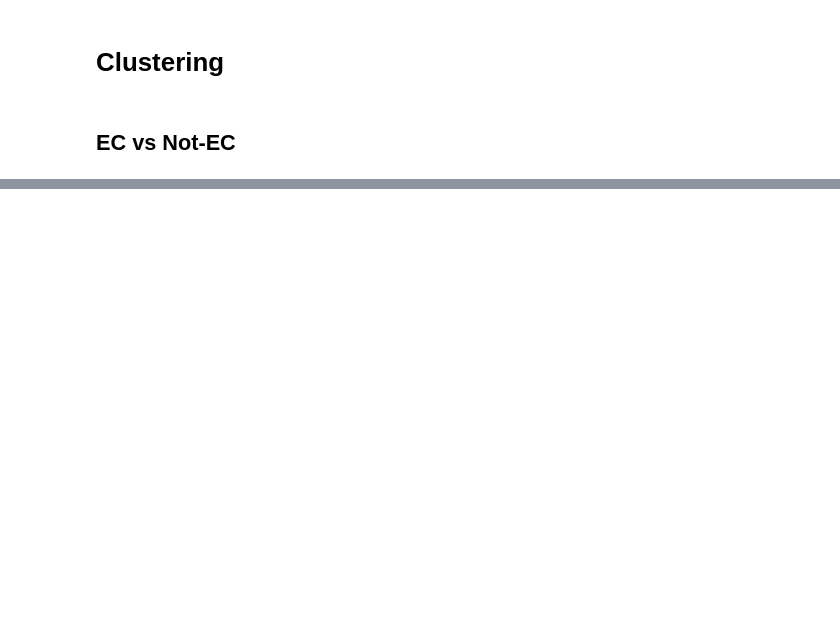
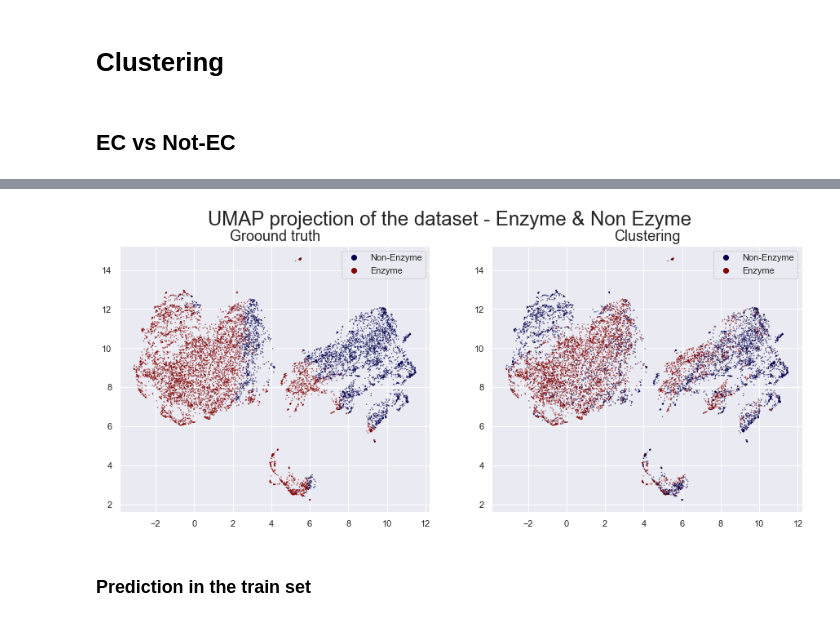
Before and after one commit to HannesStark/ec-number-prediction, a Jupyter notebook: Clustering.ipynb, the cells around one changed output, grey strips where cells are left out. Cells and saved outputs as stored; diff of their text form; code cells hidden in the pictures; blank space fills up the shorter version.

```diff
--- a/Clustering.ipynb
+++ b/Clustering.ipynb
@@ -233,0 +139,25 @@ plt.clf()
+# %%
+reducer = umap.UMAP(random_state=42, n_neighbors=15)
+# %%
+sns.set(rc={'figure.figsize': (11.7, 8.27)})
+#palette = sns.color_palette("bright", len(np.unique(np.array(color))))
+embedding = reducer.fit_transform(train_embeddings_array[index])
+# %%
+fig, ax = plt.subplots(nrows = 1, ncols=2, figsize = (15,6))
+
+scatter = ax[0].scatter(embedding[:, 0], embedding[:, 1],
+                        c=km.labels_ ^1, s=0.1, cmap=plt.get_cmap('seismic'))
+fig.suptitle('UMAP projection of the dataset - Enzyme & Non Ezyme', fontsize = 24)
+ax[0].set_title('Groound truth', fontsize = 18)
+ax[0].legend(handles=scatter.legend_elements()[0], labels=['Non-Enzyme', 'Enzyme'])
+
+scatter = ax[1].scatter(embedding[:, 0], embedding[:, 1],
+                        c=train_labels_array[index], s=0.1, cmap=plt.get_cmap('seismic'))
+ax[1].set_title('Clustering', fontsize = 18)
+ax[1].legend(handles=scatter.legend_elements()[0], labels=['Non-Enzyme', 'Enzyme'])
+
+plt.show()
+# %% [output]
+[figure, added]
+# %% [markdown]
+### Prediction in the train set
```
Also changed, not shown: parts of 66 cells of this notebook.
